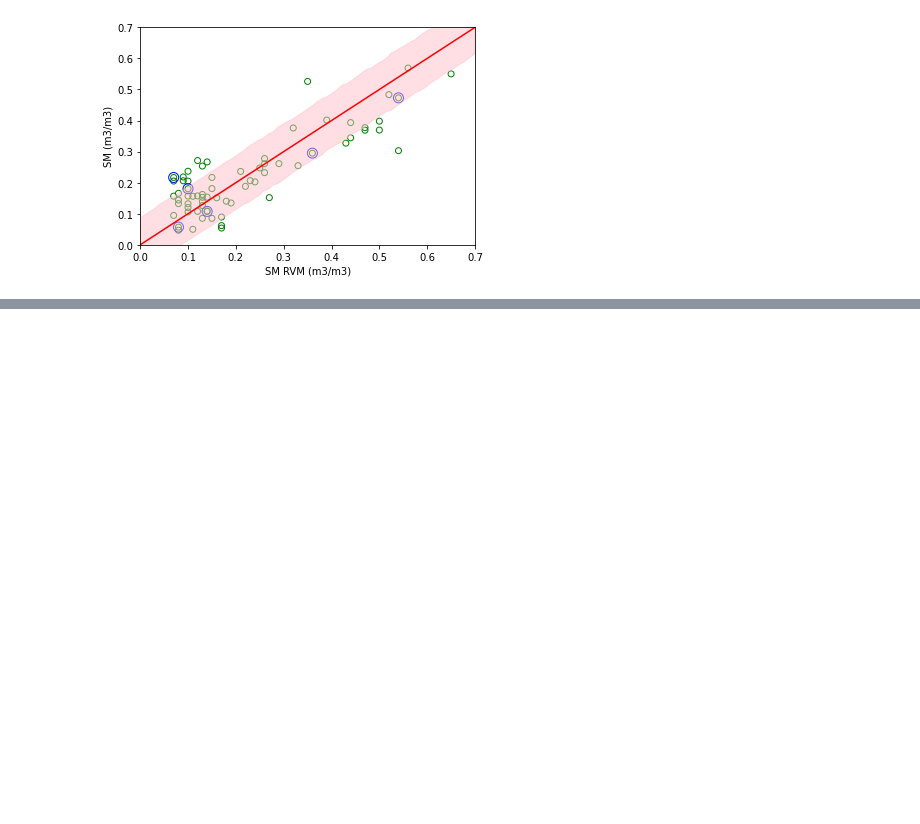
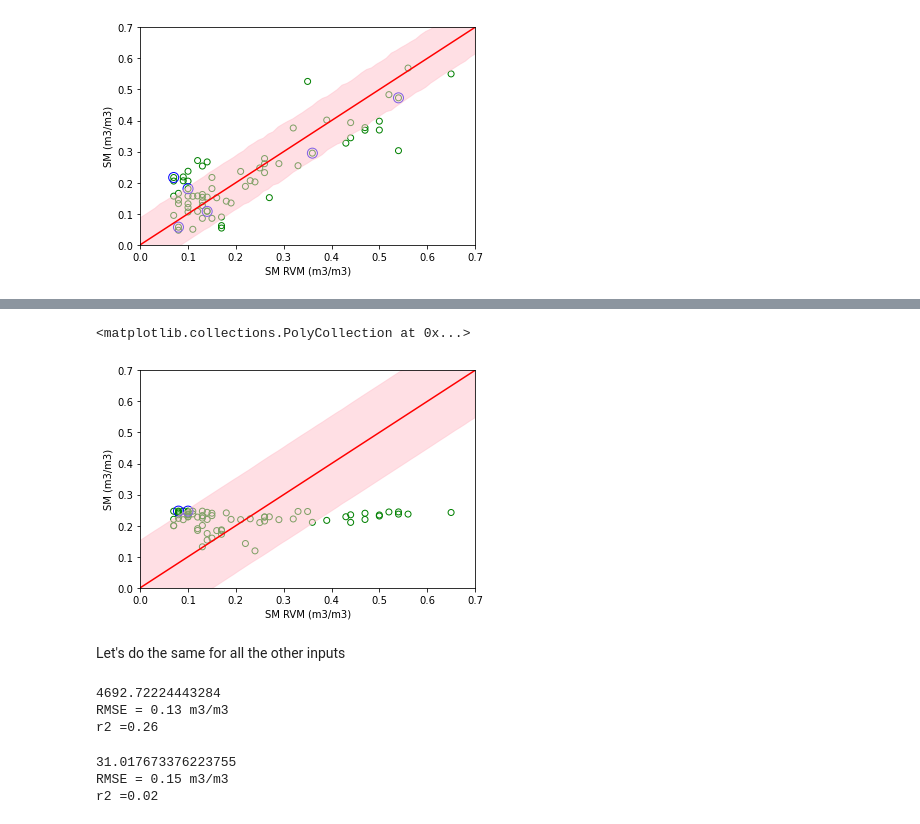
Before and after one commit to diviningwater/Machine-Learning-Applications-in-Remote-Sensing-Data, a Jupyter notebook: DSAW Application 1 Step 2.ipynb, the cells around one changed output, grey strips where cells are left out. Drawn from its saved outputs; the diff is of its cells as text; code cells hidden in the pictures; blank space fills up the shorter version.

```diff
--- a/DSAW Application 1 Step 2.ipynb
+++ b/DSAW Application 1 Step 2.ipynb
@@ -265,0 +315,68 @@ plt.show()
+# %%
+plt.scatter(y_train,y, facecolor='none', edgecolor='g')
+plt.scatter(y_train[model.relevance_], y[model.relevance_], s=100, facecolor='none', edgecolor='b', label='relevance vector')
+
+plt.xlabel("SM RVM (m3/m3)")
+plt.ylabel("SM (m3/m3)")
+
+axes = plt.gca()
+axes.set_xlim([0,0.7])
+axes.set_ylim([0,0.7])
+
+xx = np.linspace(0,0.7,len(y))
+yx = xx
+plt.plot(xx, yx, '-r', label='y=x')
+plt.fill_between(xx, yx - y_std, yx + y_std, color='pink', alpha=0.5, label='predict std.')
+# %% [output]
+<matplotlib.collections.PolyCollection at 0x...>
+[figure, added]
+# %% [markdown]
+Let's do the same for all the other inputs
+# %%
+X=sm[['B2']].to_numpy()
+
+clf.fit(X, y_train.ravel())
+scores = clf.cv_results_['mean_test_score']
+
+B2_gamma_sel = gammas[scores == np.max(scores)]
+print(B2_gamma_sel[0])
+
+model = EMRVR(kernel='rbf', gamma=B2_gamma_sel[0],bias_used=False)
+model.fit(X, y_train.ravel())
+
+y, y_std = model.predict(X, return_std=True)
+
+mse = mean_squared_error(y_train, y)
+B2_rmse = math.sqrt(mse)
+print('RMSE = %.2f' %B2_rmse, "m3/m3")
+
+B2_r2 = r2_score(y_train, y)
+print("r2 =%.2f" %B2_r2)
+# %% [output]
+4692.72224443284
+RMSE = 0.13 m3/m3
+r2 =0.26
+# %%
+X=sm[['B3']].to_numpy()
+
+clf.fit(X, y_train.ravel())
+scores = clf.cv_results_['mean_test_score']
+
+B3_gamma_sel = gammas[scores == np.max(scores)]
+print(B3_gamma_sel[0])
+
+model = EMRVR(kernel='rbf', gamma=B3_gamma_sel[0],bias_used=False)
+model.fit(X, y_train.ravel())
+
+y, y_std = model.predict(X, return_std=True)
+
+mse = mean_squared_error(y_train, y)
+B3_rmse = math.sqrt(mse)
+print('RMSE = %.2f' %B3_rmse, "m3/m3")
+
+B3_r2 = r2_score(y_train, y)
+print("r2 =%.2f" %B3_r2)
+# %% [output]
+31.017673376223755
+RMSE = 0.15 m3/m3
+r2 =0.02
```
Also changed, not shown: parts of 21 cells of this notebook, 7 other files.
